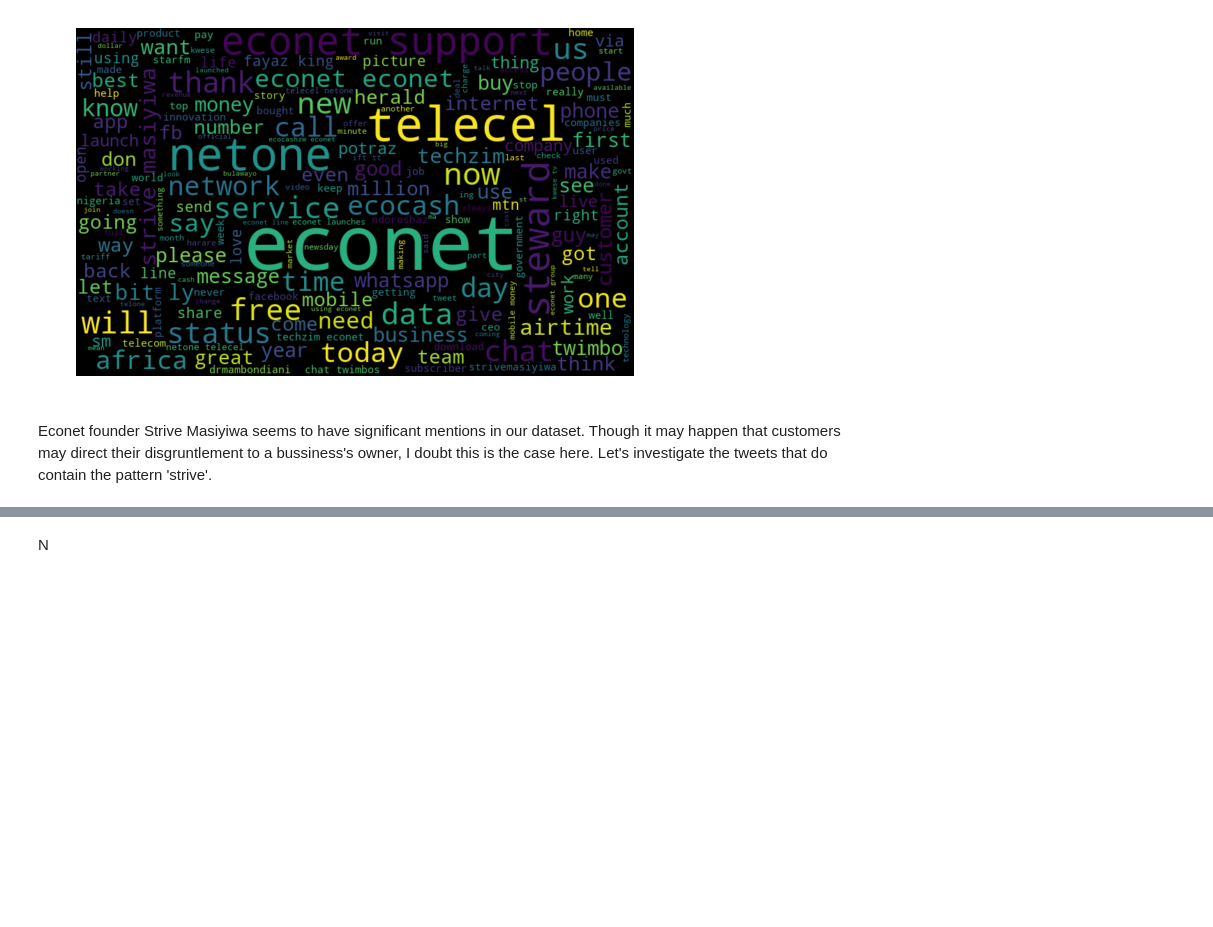
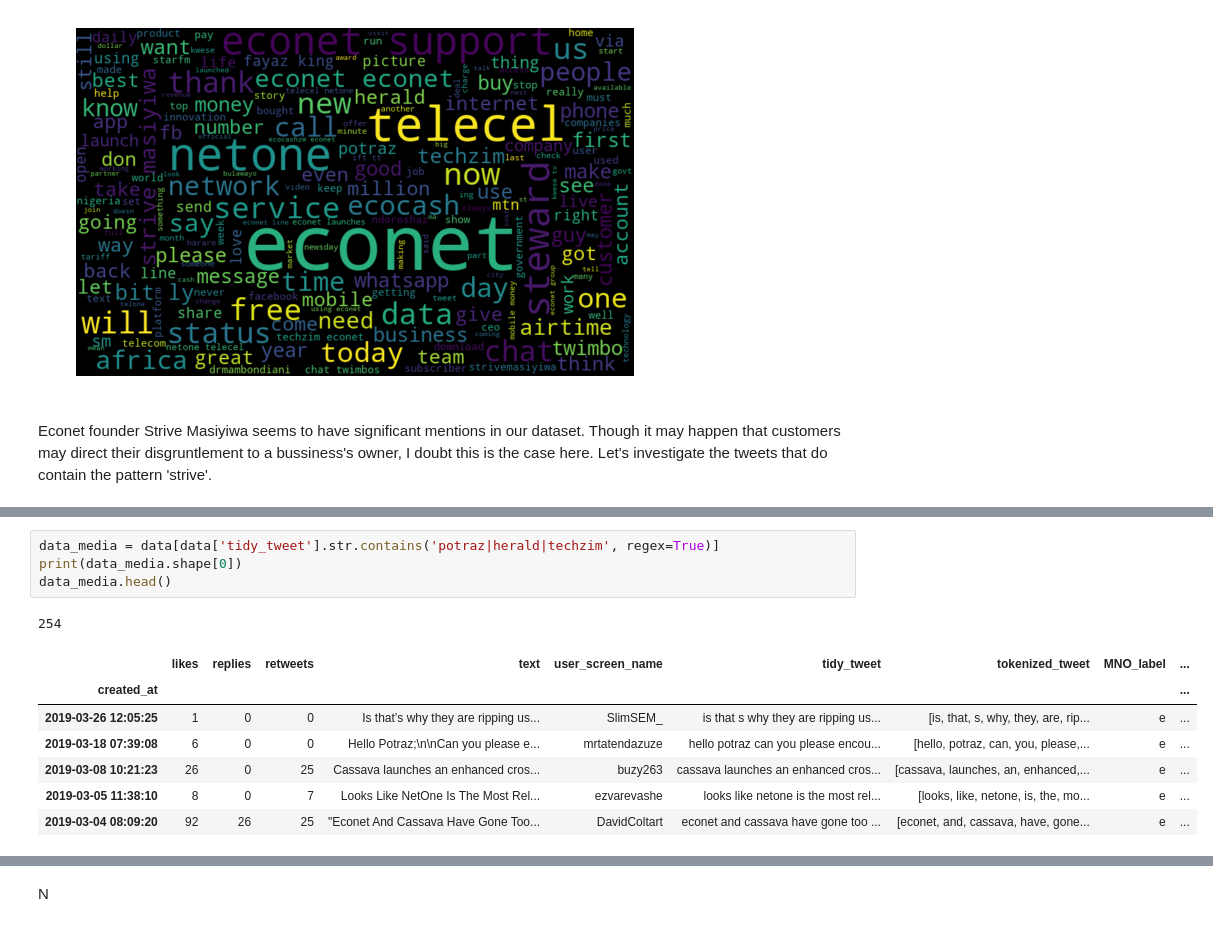
Before and after one commit to SimbaPy/EconetSentimentAnalysis, a Jupyter notebook: EconetSentimentAnalysis/Econet Sentiment Analysis.ipynb, the cells around one changed output, grey strips where cells are left out. Saved outputs shown, nothing was run; the diff lists cells and outputs as text; blank space fills up the shorter version.

```diff
--- a/EconetSentimentAnalysis/Econet Sentiment Analysis.ipynb
+++ b/EconetSentimentAnalysis/Econet Sentiment Analysis.ipynb
@@ -688,0 +709,13 @@ data.shape
+# %%
+data_media = data[data['tidy_tweet'].str.contains('potraz|herald|techzim', regex=True)]
+print(data_media.shape[0])
+data_media.head()
+# %% [output]
+254
+|  | likes | replies | retweets | text | user_screen_name | tidy_tweet | tokenized_tweet | MNO_label | ... |
+| created_at |  |  |  |  |  |  |  |  | ... |
+| 2019-03-26 12:05:25 | 1 | 0 | 0 | Is that’s why they are ripping us... | SlimSEM_ | is that s why they are ripping us... | [is, that, s, why, they, are, rip... | e | ... |
+| 2019-03-18 07:39:08 | 6 | 0 | 0 | Hello Potraz;\n\nCan you please e... | mrtatendazuze | hello potraz can you please encou... | [hello, potraz, can, you, please,... | e | ... |
+| 2019-03-08 10:21:23 | 26 | 0 | 25 | Cassava launches an enhanced cros... | buzy263 | cassava launches an enhanced cros... | [cassava, launches, an, enhanced,... | e | ... |
+| 2019-03-05 11:38:10 | 8 | 0 | 7 | Looks Like NetOne Is The Most Rel... | ezvarevashe | looks like netone is the most rel... | [looks, like, netone, is, the, mo... | e | ... |
+| 2019-03-04 08:09:20 | 92 | 26 | 25 | "Econet And Cassava Have Gone Too... | DavidColtart | econet and cassava have gone too ... | [econet, and, cassava, have, gone... | e | ... |
```
Also changed, not shown: parts of 10 cells of this notebook.
